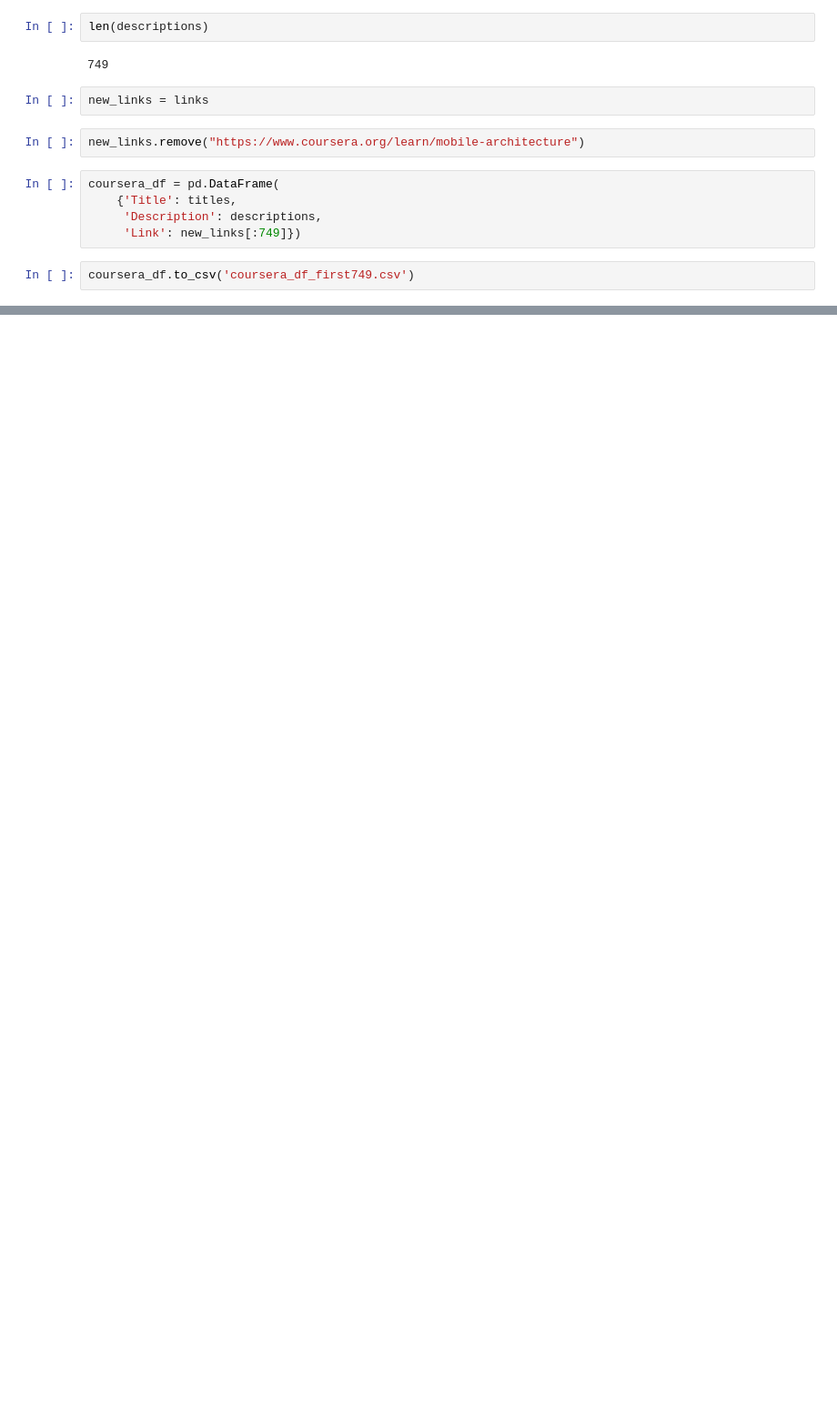
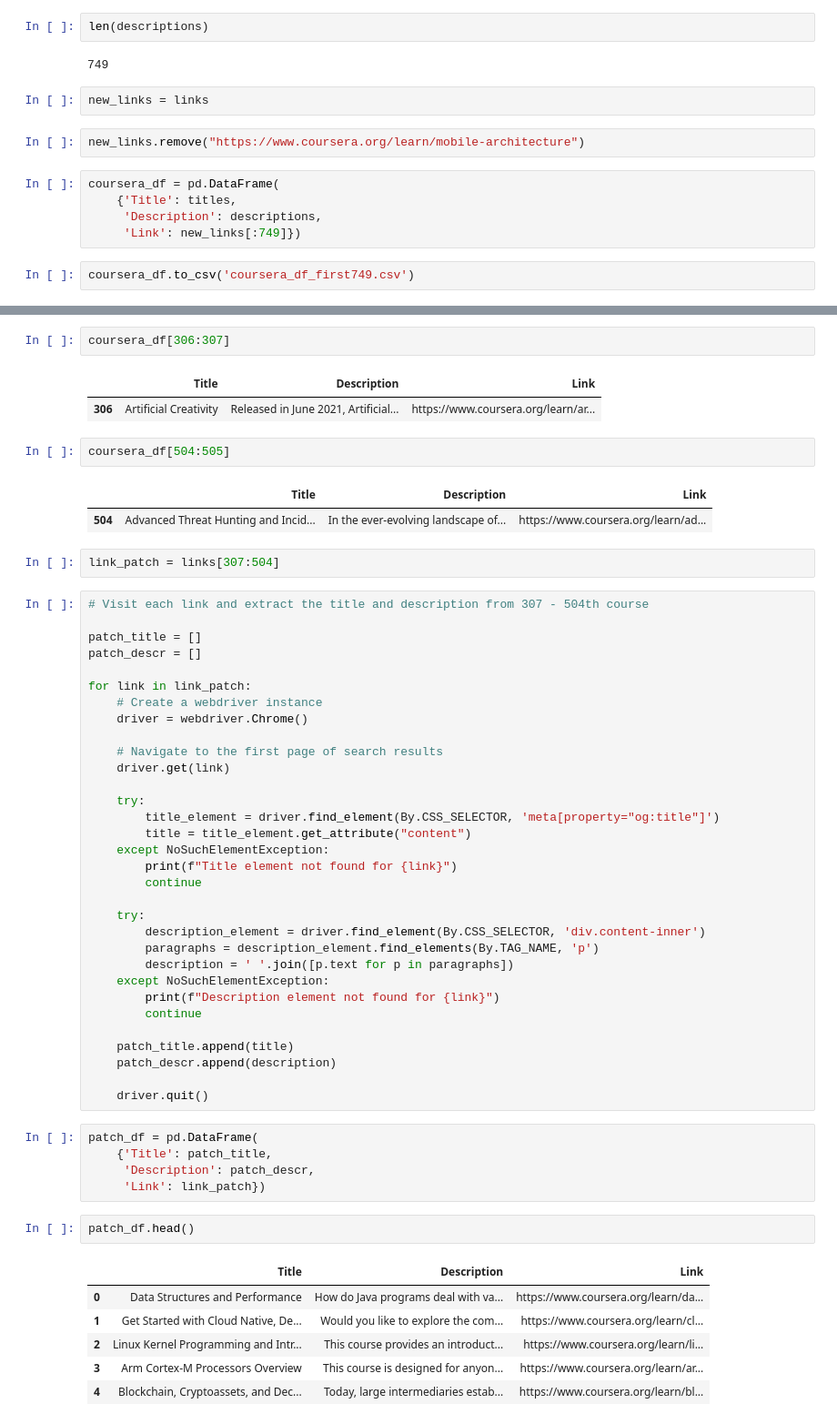
Before and after one commit to Lois-Wong/open-cs-courseware-scrapy, a Jupyter notebook: CourseraScraping.ipynb, the cells around one changed output, grey strips where cells are left out. Shown at 91% size. Cells and saved outputs as stored; diff of their text form; blank space fills up the shorter version.

```diff
--- a/CourseraScraping.ipynb
+++ b/CourseraScraping.ipynb
@@ -313,0 +393,58 @@ coursera_df.to_csv('coursera_df_first749.csv')
+# %%
+coursera_df[306:307]
+# %% [output]
+|  | Title | Description | Link |
+| 306 | Artificial Creativity | Released in June 2021, Artificial... | https://www.coursera.org/learn/ar... |
+# %%
+coursera_df[504:505]
+# %% [output]
+|  | Title | Description | Link |
+| 504 | Advanced Threat Hunting and Incid... | In the ever-evolving landscape of... | https://www.coursera.org/learn/ad... |
+# %%
+link_patch = links[307:504]
+# %%
+# Visit each link and extract the title and description from 307 - 504th course
+
+patch_title = []
+patch_descr = []
+
+for link in link_patch:
+    # Create a webdriver instance
+    driver = webdriver.Chrome()
+
+    # Navigate to the first page of search results
+    driver.get(link)
+
+    try:
+        title_element = driver.find_element(By.CSS_SELECTOR, 'meta[property="og:title"]')
+        title = title_element.get_attribute("content")
+    except NoSuchElementException:
+        print(f"Title element not found for {link}")
+        continue
+
+    try:
+        description_element = driver.find_element(By.CSS_SELECTOR, 'div.content-inner')
+        paragraphs = description_element.find_elements(By.TAG_NAME, 'p')
+        description = ' '.join([p.text for p in paragraphs])
+    except NoSuchElementException:
+        print(f"Description element not found for {link}")
+        continue
+
+    patch_title.append(title)
+    patch_descr.append(description)
+
+    driver.quit()
+# %%
+patch_df = pd.DataFrame(
+    {'Title': patch_title,
+     'Description': patch_descr,
+     'Link': link_patch})
+# %%
+patch_df.head()
+# %% [output]
+|  | Title | Description | Link |
+| 0 | Data Structures and Performance | How do Java programs deal with va... | https://www.coursera.org/learn/da... |
+| 1 | Get Started with Cloud Native, De... | Would you like to explore the com... | https://www.coursera.org/learn/cl... |
+| 2 | Linux Kernel Programming and Intr... | This course provides an introduct... | https://www.coursera.org/learn/li... |
+| 3 | Arm Cortex-M Processors Overview | This course is designed for anyon... | https://www.coursera.org/learn/ar... |
+| 4 | Blockchain, Cryptoassets, and Dec... | Today, large intermediaries estab... | https://www.coursera.org/learn/bl... |
```
Also changed, not shown: parts of 15 cells of this notebook, 5 other files.
